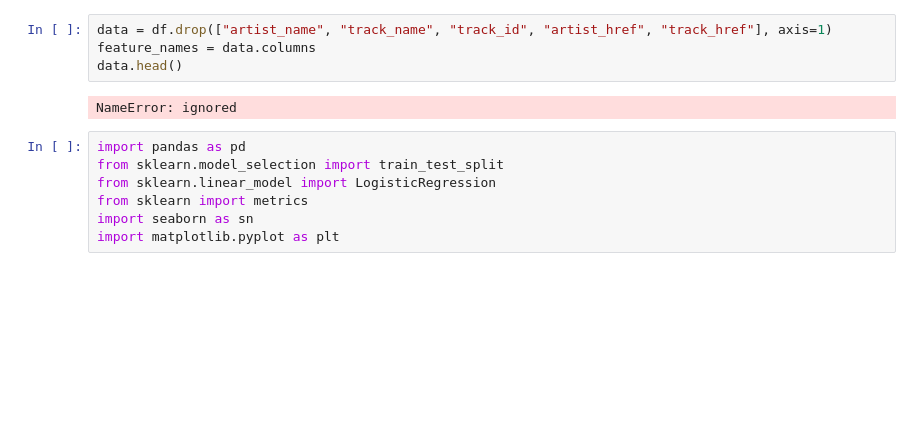
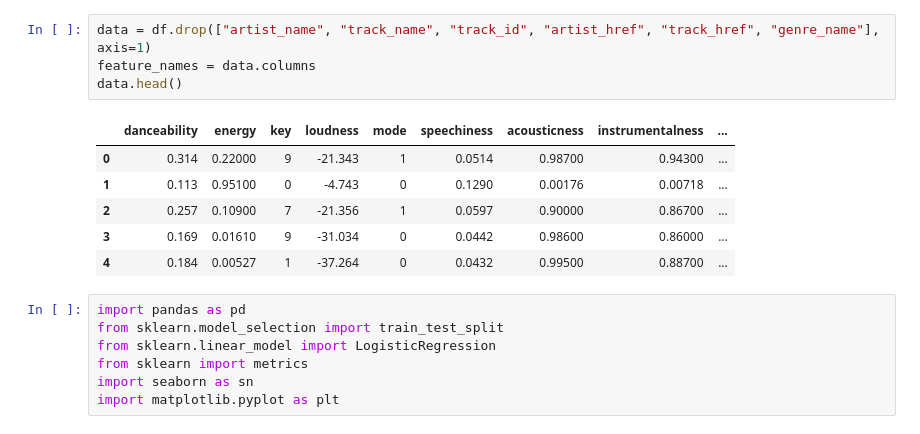
Before and after one commit to etarakci/music-genre-prediction, a Jupyter notebook: niama_work.ipynb, the cells around one changed output. Cells and saved outputs as stored; diff of their text form; blank space fills up the shorter version.

```diff
--- a/niama_work.ipynb
+++ b/niama_work.ipynb
@@ -52,9 +33,14 @@ target_names
 # %%
-data = df.drop(["artist_name", "track_name", "track_id", "artist_href", "track_href"], axis=1)
+data = df.drop(["artist_name", "track_name", "track_id", "artist_href", "track_href", "genre_name"], axis=1)
 feature_names = data.columns
 data.head()
 # %% [output]
-NameError: ignored
+|  | danceability | energy | key | loudness | mode | speechiness | acousticness | instrumentalness | ... |
+| 0 | 0.314 | 0.22000 | 9 | -21.343 | 1 | 0.0514 | 0.98700 | 0.94300 | ... |
+| 1 | 0.113 | 0.95100 | 0 | -4.743 | 0 | 0.1290 | 0.00176 | 0.00718 | ... |
+| 2 | 0.257 | 0.10900 | 7 | -21.356 | 1 | 0.0597 | 0.90000 | 0.86700 | ... |
+| 3 | 0.169 | 0.01610 | 9 | -31.034 | 0 | 0.0442 | 0.98600 | 0.86000 | ... |
+| 4 | 0.184 | 0.00527 | 1 | -37.264 | 0 | 0.0432 | 0.99500 | 0.88700 | ... |
 # %%
 import pandas as pd
 from sklearn.model_selection import train_test_split
```
Also changed, not shown: parts of 11 cells of this notebook, 3 other files.
